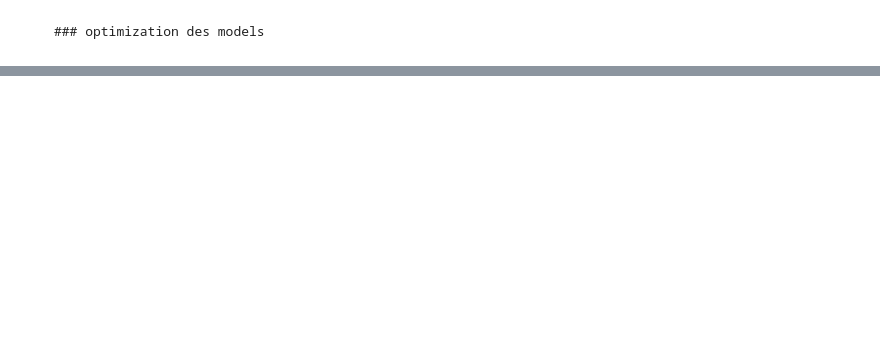
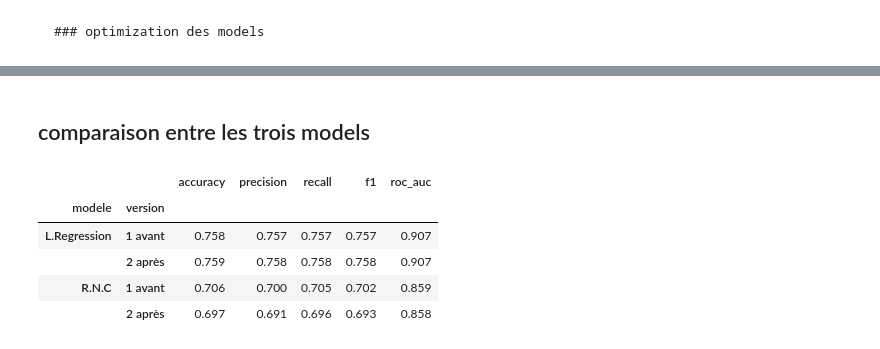
Before and after one commit to Oumohgh/Projet_Croisee, a Jupyter notebook: notebook/preprocessing.ipynb, the cells around one changed output, grey strips where cells are left out. Saved outputs shown, nothing was run; the diff lists cells and outputs as text; code cells hidden in the pictures; blank space fills up the shorter version.

```diff
--- a/notebook/preprocessing.ipynb
+++ b/notebook/preprocessing.ipynb
@@ -396,0 +469,34 @@ Meilleur F1 (validation croisee) : 0.758
+# %% [markdown]
+## comparaison entre les trois models
+# %%
+modelesOptimises = {
+    nomLogistique: rechercheLogistique.best_estimator_,
+    nomForet: rechercheF.best_estimator_,
+}
+
+lignes = []
+for nom, pipe in modelesOptimises.items():
+    probabilites = cross_val_predict(pipe, X_train, y_train, cv=V_croise, method="predict_proba")
+    classes = probabilites.argmax(axis=1)
+    lignes.append({
+        "modele": nom,
+        "accuracy": accuracy_score(y_train, classes),
+        "precision": precision_score(y_train, classes, average="macro"),
+        "recall": recall_score(y_train, classes, average="macro"),
+        "f1": f1_score(y_train, classes, average="macro"),
+        "roc_auc": roc_auc_score(y_train, probabilites, multi_class="ovr", average="macro"),
+    })
+
+tableauOptimise = pd.DataFrame(lignes).set_index("modele").round(3)
+
+comparaison = pd.concat([tableauMetriques.assign(version="1 avant"),
+                         tableauOptimise.assign(version="2 après")])
+comparaison = comparaison.reset_index().set_index(["modele", "version"]).sort_index()
+comparaison
+# %% [output]
+|  |  | accuracy | precision | recall | f1 | roc_auc |
+| modele | version |  |  |  |  |  |
+| L.Regression | 1 avant | 0.758 | 0.757 | 0.757 | 0.757 | 0.907 |
+|  | 2 après | 0.759 | 0.758 | 0.758 | 0.758 | 0.907 |
+| R.N.C | 1 avant | 0.706 | 0.700 | 0.705 | 0.702 | 0.859 |
+|  | 2 après | 0.697 | 0.691 | 0.696 | 0.693 | 0.858 |
```
Also changed, not shown: parts of 15 cells of this notebook, 2 other files.
